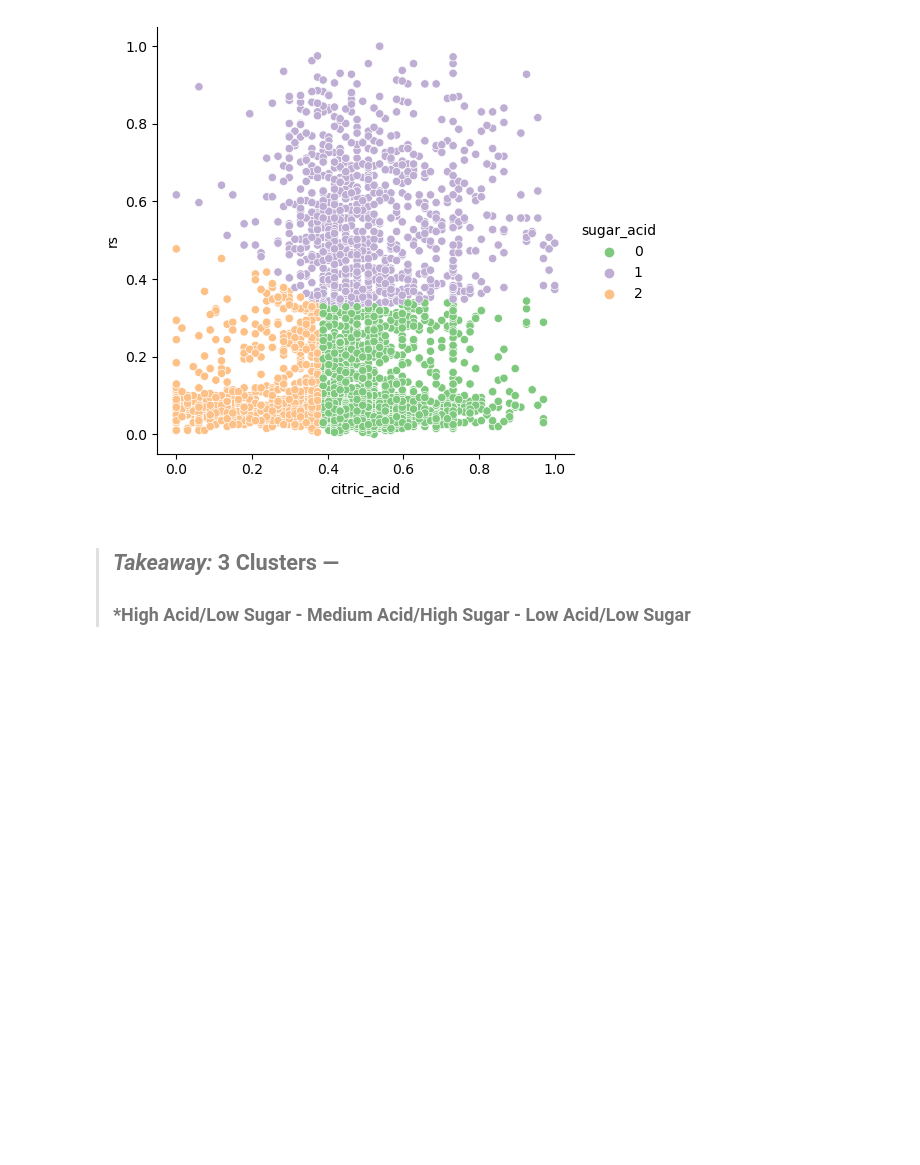
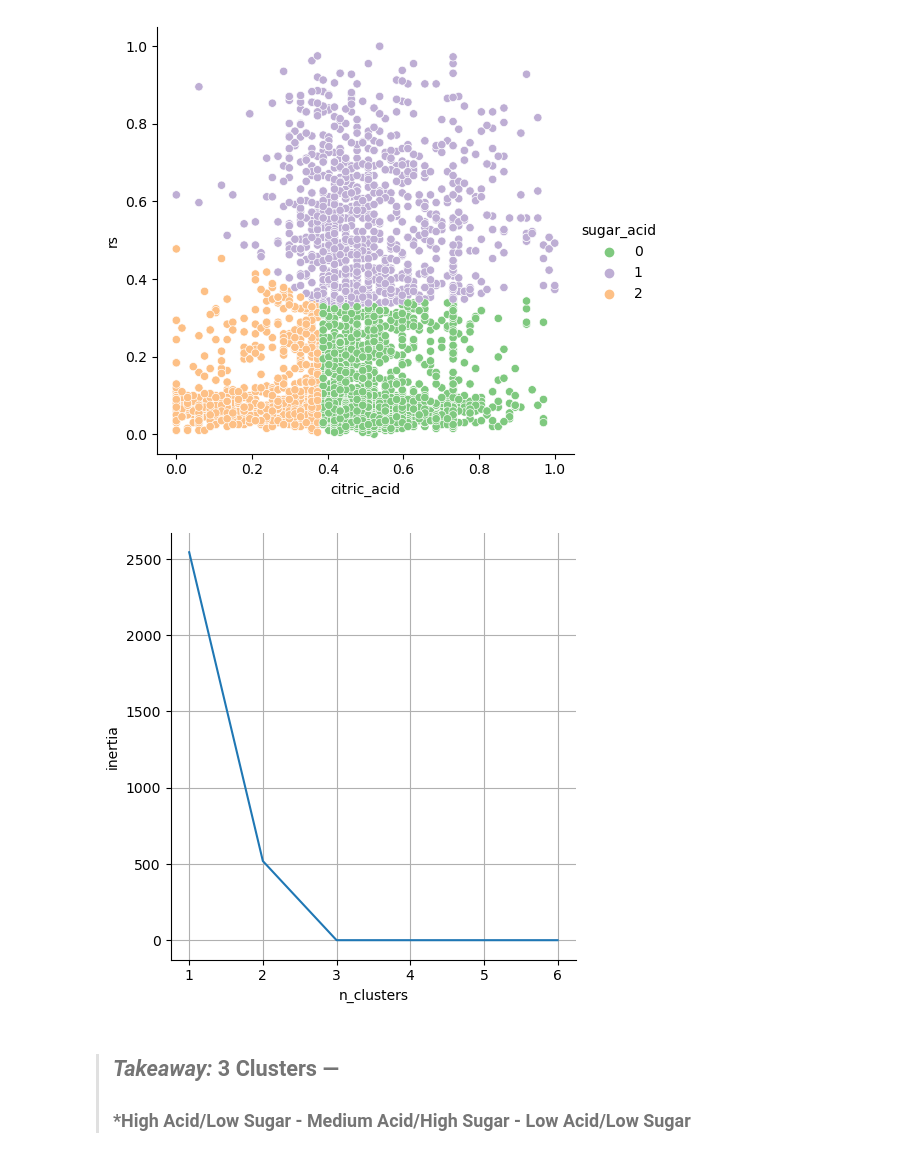
Before and after one commit to Mags-and-Smitty-Clustering-Project/group, a Jupyter notebook: Clustering_Project_Final-Copy1.ipynb, the cells around one changed output. Drawn from its saved outputs; the diff is of its cells as text; code cells hidden in the pictures; blank space fills up the shorter version.

Commit message:
final notebook and functions notebook

```diff
--- a/Clustering_Project_Final-Copy1.ipynb
+++ b/Clustering_Project_Final-Copy1.ipynb
@@ -231,6 +231,12 @@ significant relationship between density and quality of wine.
 f.cluster_sugar_acid(train_scaled)
 # %% [output]
 [figure]
+# %%
+# inertia elbow function
+
+f.elbow(train_scaled, 'sugar_acid')
+# %% [output]
+[figure, added]
 # %% [markdown]
 > ## ***Takeaway:*** 3 Clusters —
 >### *High Acid/Low Sugar - Medium Acid/High Sugar - Low Acid/Low Sugar
```
Also changed, not shown: parts of 37 cells of this notebook, 1 other file.
